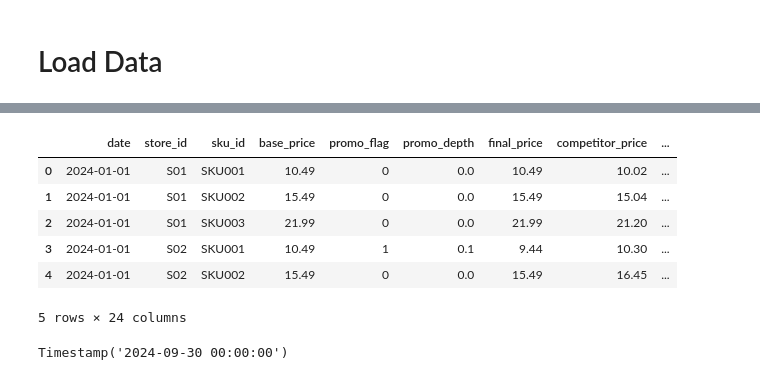
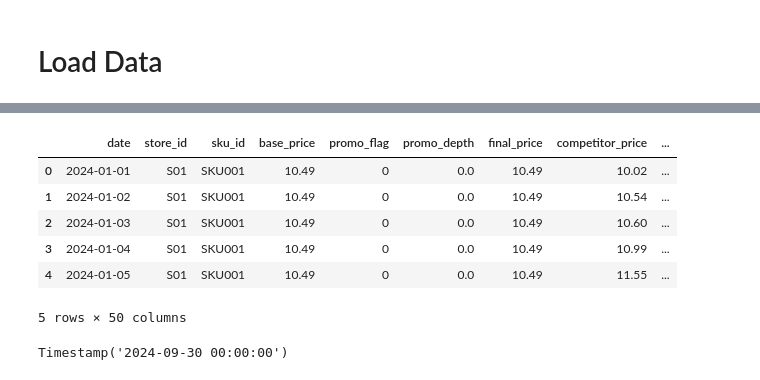
Before and after one commit to thi2709/simcel-test, a Jupyter notebook: src/reports.ipynb, the cells around one changed output, grey strips where cells are left out. Saved outputs shown, nothing was run; the diff lists cells and outputs as text; code cells hidden in the pictures.

```diff
--- a/src/reports.ipynb
+++ b/src/reports.ipynb
@@ -47,18 +44,13 @@ category_cols = ['store_id', 'sku_id', 'day_of_week', 'month_of_year', 'season']
 # %%
-df0[['date', 'store_id', 'sku_id', 'base_price', 'promo_flag', 'promo_depth',
-       'final_price', 'competitor_price', 'holiday_flag', 'weather_index',
-       'week_of_year', 'units_sold', 'revenue', 'margin', 'stock_cap',
-       'stockout_flag', 'set', 'sold_yesterday', 'sold_last_week',
-       'day_of_week', 'month_of_year', 'season',
-       'final_price_ln', 'competitor_price_diff']].head()
+df0.head()
 # %% [output]
 |  | date | store_id | sku_id | base_price | promo_flag | promo_depth | final_price | competitor_price | ... |
 | 0 | 2024-01-01 | S01 | SKU001 | 10.49 | 0 | 0.0 | 10.49 | 10.02 | ... |
-| 1 | 2024-01-01 | S01 | SKU002 | 15.49 | 0 | 0.0 | 15.49 | 15.04 | ... |
-| 2 | 2024-01-01 | S01 | SKU003 | 21.99 | 0 | 0.0 | 21.99 | 21.20 | ... |
-| 3 | 2024-01-01 | S02 | SKU001 | 10.49 | 1 | 0.1 | 9.44 | 10.30 | ... |
-| 4 | 2024-01-01 | S02 | SKU002 | 15.49 | 0 | 0.0 | 15.49 | 16.45 | ... |
+| 1 | 2024-01-02 | S01 | SKU001 | 10.49 | 0 | 0.0 | 10.49 | 10.54 | ... |
+| 2 | 2024-01-03 | S01 | SKU001 | 10.49 | 0 | 0.0 | 10.49 | 10.60 | ... |
+| 3 | 2024-01-04 | S01 | SKU001 | 10.49 | 0 | 0.0 | 10.49 | 10.99 | ... |
+| 4 | 2024-01-05 | S01 | SKU001 | 10.49 | 0 | 0.0 | 10.49 | 11.55 | ... |
-5 rows × 24 columns
+5 rows × 50 columns
 # %%
 # df0[['date', 'store_id', 'sku_id', 'base_price', 'promo_flag', 'promo_depth',
 #        'final_price', 'competitor_price', 'holiday_flag', 'weather_index',
```
Also changed, not shown: parts of 19 cells of this notebook, 11 other files.
